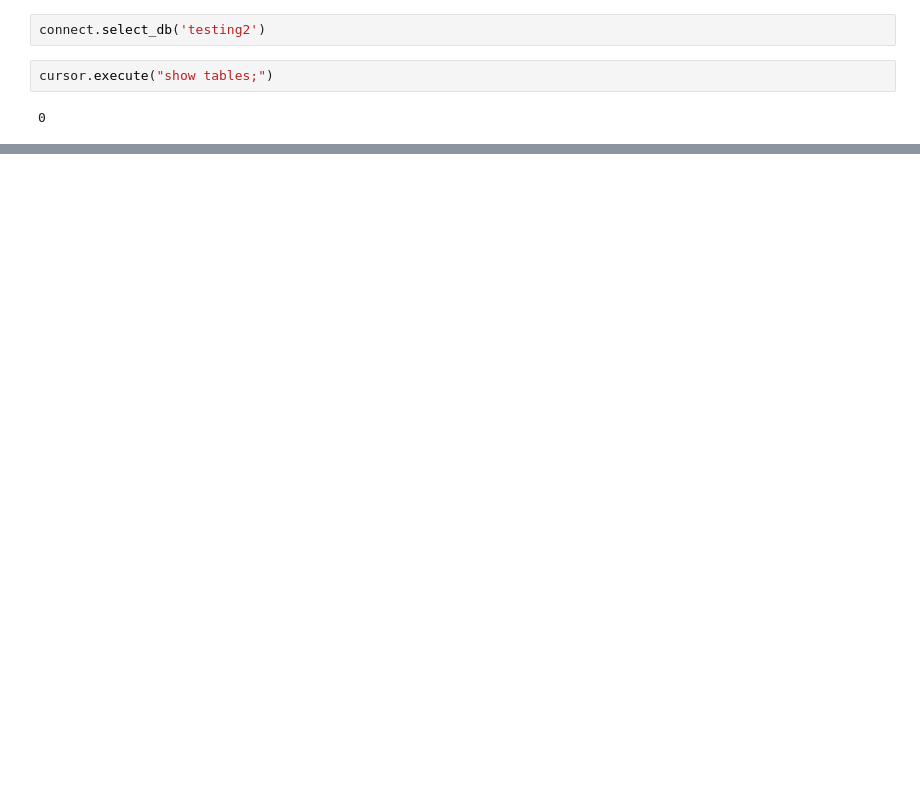
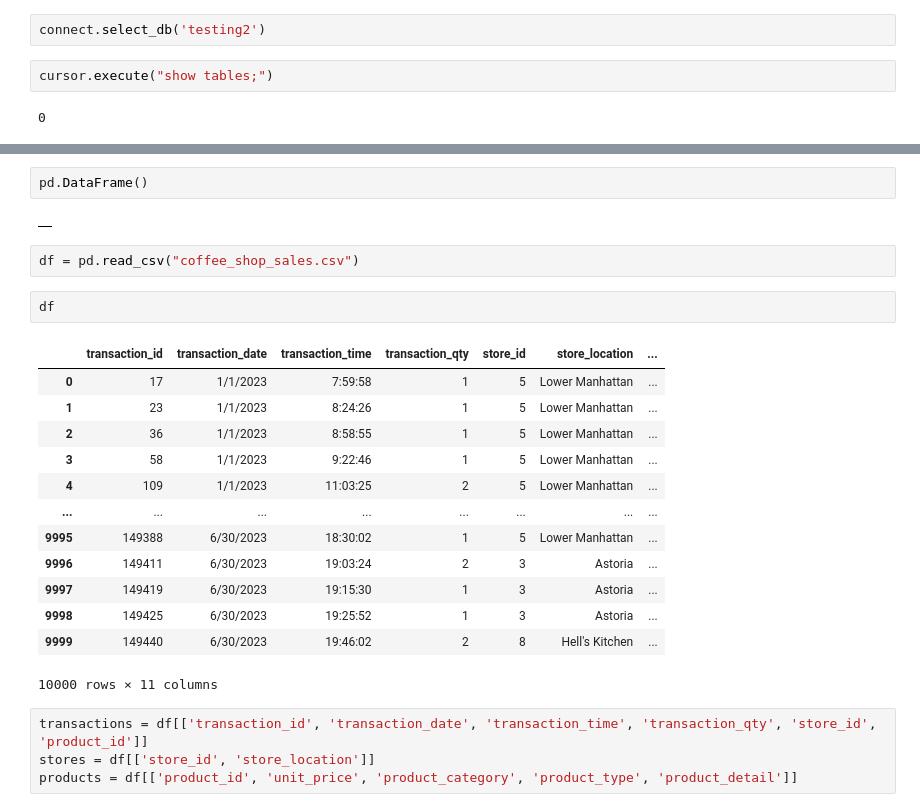
Before and after one commit to qianshupeng/dsci551-project, a Jupyter notebook: code/Untitled.ipynb, the cells around one changed output, grey strips where cells are left out. Saved outputs shown, nothing was run; the diff lists cells and outputs as text; blank space fills up the shorter version.

```diff
--- a/code/Untitled.ipynb
+++ b/code/Untitled.ipynb
@@ -42,0 +59,26 @@ cursor.execute("create database if not exists testing2;")
+# %%
+pd.DataFrame()
+# %% [output]
+|  |
+# %%
+df = pd.read_csv("coffee_shop_sales.csv")
+# %%
+df
+# %% [output]
+|  | transaction_id | transaction_date | transaction_time | transaction_qty | store_id | store_location | ... |
+| 0 | 17 | 1/1/2023 | 7:59:58 | 1 | 5 | Lower Manhattan | ... |
+| 1 | 23 | 1/1/2023 | 8:24:26 | 1 | 5 | Lower Manhattan | ... |
+| 2 | 36 | 1/1/2023 | 8:58:55 | 1 | 5 | Lower Manhattan | ... |
+| 3 | 58 | 1/1/2023 | 9:22:46 | 1 | 5 | Lower Manhattan | ... |
+| 4 | 109 | 1/1/2023 | 11:03:25 | 2 | 5 | Lower Manhattan | ... |
+| ... | ... | ... | ... | ... | ... | ... | ... |
+| 9995 | 149388 | 6/30/2023 | 18:30:02 | 1 | 5 | Lower Manhattan | ... |
+| 9996 | 149411 | 6/30/2023 | 19:03:24 | 2 | 3 | Astoria | ... |
+| 9997 | 149419 | 6/30/2023 | 19:15:30 | 1 | 3 | Astoria | ... |
+| 9998 | 149425 | 6/30/2023 | 19:25:52 | 1 | 3 | Astoria | ... |
+| 9999 | 149440 | 6/30/2023 | 19:46:02 | 2 | 8 | Hell's Kitchen | ... |
+10000 rows × 11 columns
+# %%
+transactions = df[['transaction_id', 'transaction_date', 'transaction_time', 'transaction_qty', 'store_id', 'product_id']]
+stores = df[['store_id', 'store_location']]
+products = df[['product_id', 'unit_price', 'product_category', 'product_type', 'product_detail']]
```
Also changed, not shown: parts of 22 cells of this notebook, 22 other files.
